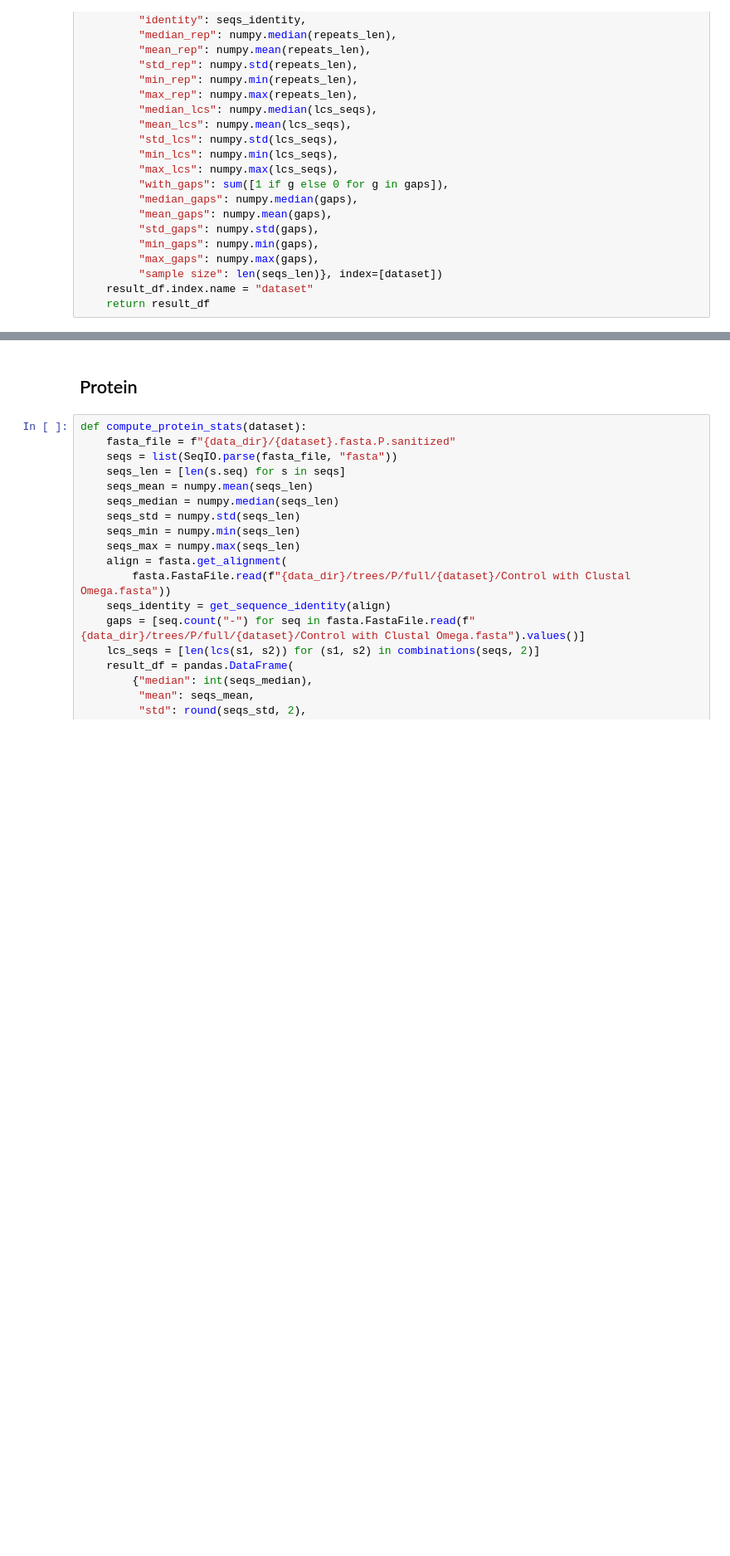
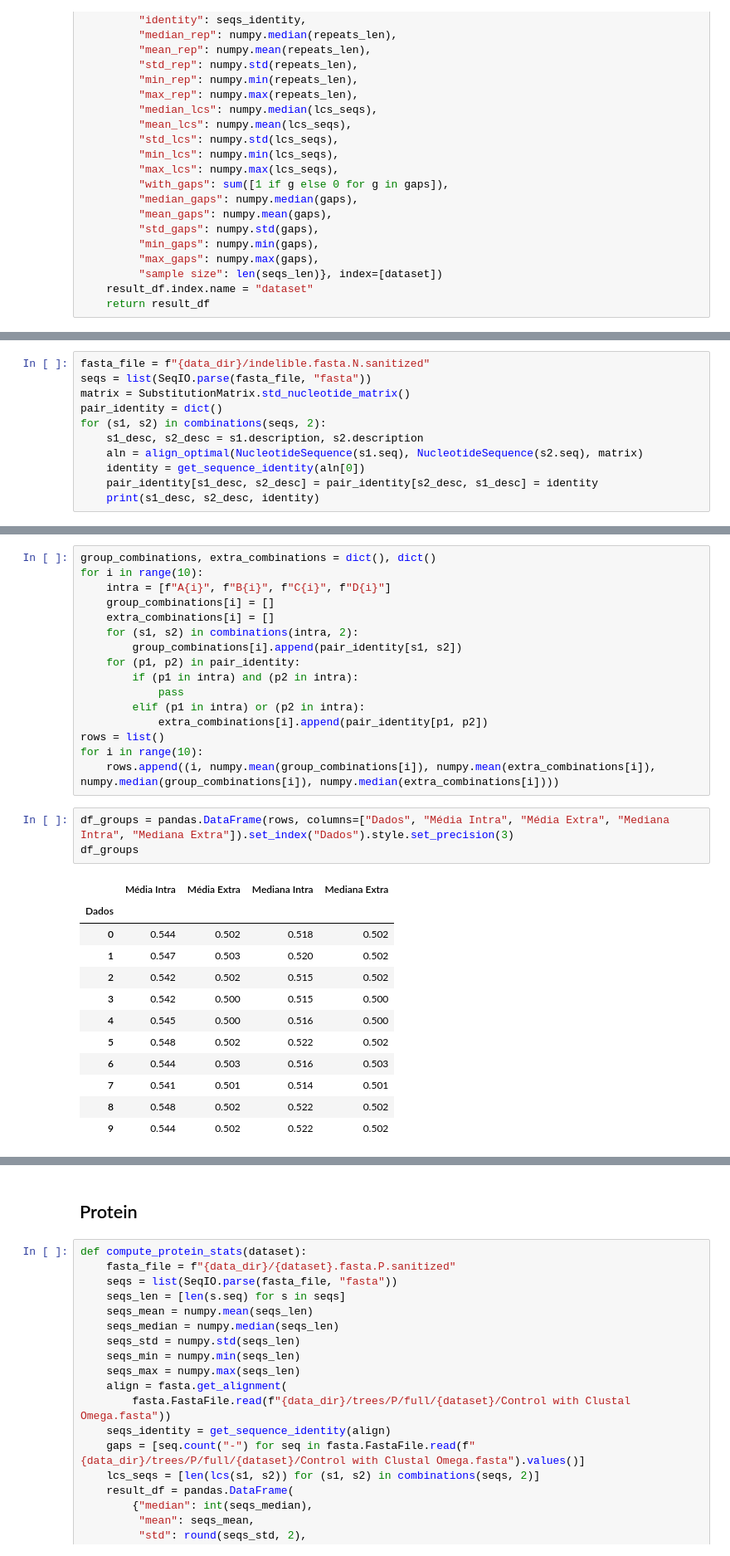
Before and after one commit to TreeTechDev/biomodelml, a Jupyter notebook: notebooks/results/Dataset Statistics.ipynb, the cells around one changed output, grey strips where cells are left out. Shown at 83% size. Cells and saved outputs as stored; diff of their text form; blank space fills up the shorter version.

Commit message:
Adding more statistics to indelible

```diff
--- a/notebooks/results/Dataset Statistics.ipynb
+++ b/notebooks/results/Dataset Statistics.ipynb
@@ -98,0 +104,11 @@ pandas.concat(dfs)
+# %%
+fasta_file = f"{data_dir}/indelible.fasta.N.sanitized"
+seqs = list(SeqIO.parse(fasta_file, "fasta"))
+matrix = SubstitutionMatrix.std_nucleotide_matrix()
+pair_identity = dict()
+for (s1, s2) in combinations(seqs, 2):
+    s1_desc, s2_desc = s1.description, s2.description
+    aln = align_optimal(NucleotideSequence(s1.seq), NucleotideSequence(s2.seq), matrix)
+    identity = get_sequence_identity(aln[0])
+    pair_identity[s1_desc, s2_desc] = pair_identity[s2_desc, s1_desc] = identity
+    print(s1_desc, s2_desc, identity)
@@ -98,0 +133,32 @@ pandas.concat(dfs)
+# %%
+group_combinations, extra_combinations = dict(), dict()
+for i in range(10):
+    intra = [f"A{i}", f"B{i}", f"C{i}", f"D{i}"]
+    group_combinations[i] = []
+    extra_combinations[i] = []
+    for (s1, s2) in combinations(intra, 2):
+        group_combinations[i].append(pair_identity[s1, s2])
+    for (p1, p2) in pair_identity:
+        if (p1 in intra) and (p2 in intra):
+            pass
+        elif (p1 in intra) or (p2 in intra):
+            extra_combinations[i].append(pair_identity[p1, p2])
+rows = list()
+for i in range(10):
+    rows.append((i, numpy.mean(group_combinations[i]), numpy.mean(extra_combinations[i]), numpy.median(group_combinations[i]), numpy.median(extra_combinations[i])))
+# %%
+df_groups = pandas.DataFrame(rows, columns=["Dados", "Média Intra", "Média Extra", "Mediana Intra", "Mediana Extra"]).set_index("Dados").style.set_precision(3)
+df_groups
+# %% [output]
+|  | Média Intra | Média Extra | Mediana Intra | Mediana Extra |
+| Dados |  |  |  |  |
+| 0 | 0.544 | 0.502 | 0.518 | 0.502 |
+| 1 | 0.547 | 0.503 | 0.520 | 0.502 |
+| 2 | 0.542 | 0.502 | 0.515 | 0.502 |
+| 3 | 0.542 | 0.500 | 0.515 | 0.500 |
+| 4 | 0.545 | 0.500 | 0.516 | 0.500 |
+| 5 | 0.548 | 0.502 | 0.522 | 0.502 |
+| 6 | 0.544 | 0.503 | 0.516 | 0.503 |
+| 7 | 0.541 | 0.501 | 0.514 | 0.501 |
+| 8 | 0.548 | 0.502 | 0.522 | 0.502 |
+| 9 | 0.544 | 0.502 | 0.522 | 0.502 |
```
Also changed, not shown: parts of 10 cells of this notebook.
